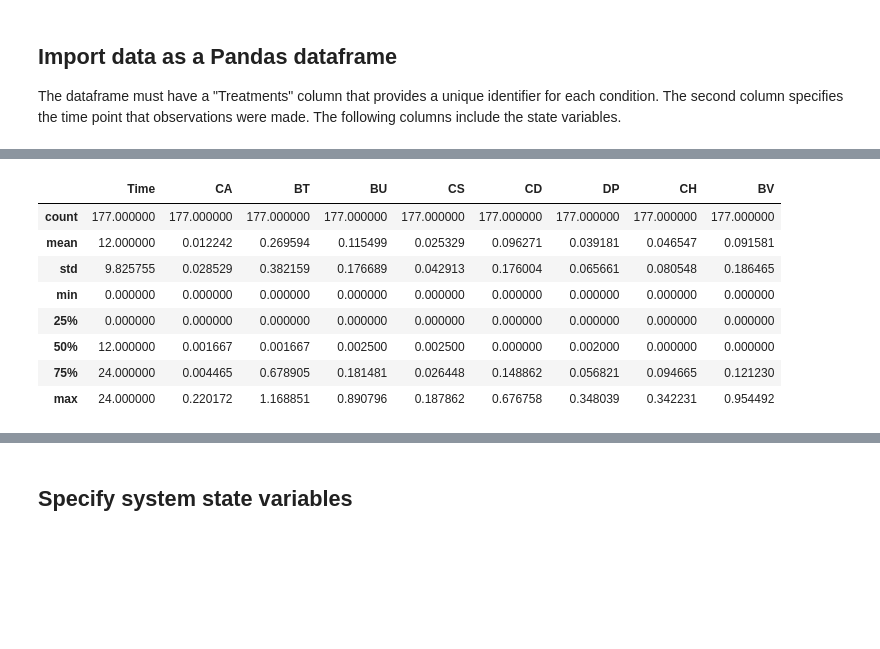
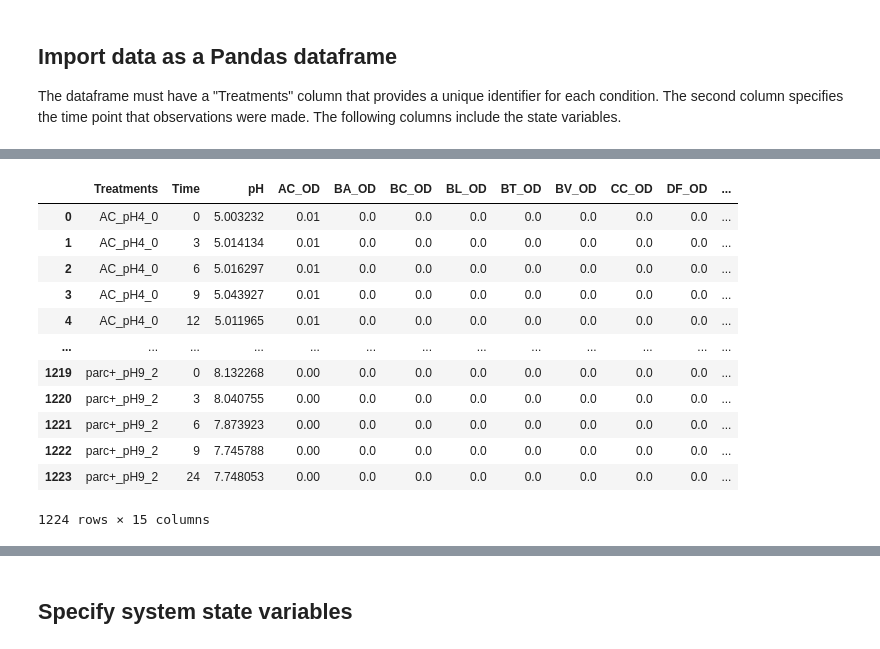
Before and after one commit to VenturelliLab/Liu_et_al_2024, a Jupyter notebook: Bayes_Fit_ODE.ipynb, the cells around one changed output, grey strips where cells are left out. Drawn from its saved outputs; the diff is of its cells as text; code cells hidden in the pictures; blank space fills up the shorter version.

```diff
--- a/Bayes_Fit_ODE.ipynb
+++ b/Bayes_Fit_ODE.ipynb
@@ -92,12 +77,18 @@ df
-# %%
-df.describe()
-# %% [output]
-|  | Time | CA | BT | BU | CS | CD | DP | CH | BV |
-| count | 177.000000 | 177.000000 | 177.000000 | 177.000000 | 177.000000 | 177.000000 | 177.000000 | 177.000000 | 177.000000 |
-| mean | 12.000000 | 0.012242 | 0.269594 | 0.115499 | 0.025329 | 0.096271 | 0.039181 | 0.046547 | 0.091581 |
-| std | 9.825755 | 0.028529 | 0.382159 | 0.176689 | 0.042913 | 0.176004 | 0.065661 | 0.080548 | 0.186465 |
-| min | 0.000000 | 0.000000 | 0.000000 | 0.000000 | 0.000000 | 0.000000 | 0.000000 | 0.000000 | 0.000000 |
-| 25% | 0.000000 | 0.000000 | 0.000000 | 0.000000 | 0.000000 | 0.000000 | 0.000000 | 0.000000 | 0.000000 |
-| 50% | 12.000000 | 0.001667 | 0.001667 | 0.002500 | 0.002500 | 0.000000 | 0.002000 | 0.000000 | 0.000000 |
-| 75% | 24.000000 | 0.004465 | 0.678905 | 0.181481 | 0.026448 | 0.148862 | 0.056821 | 0.094665 | 0.121230 |
-| max | 24.000000 | 0.220172 | 1.168851 | 0.890796 | 0.187862 | 0.676758 | 0.348039 | 0.342231 | 0.954492 |
+# %%
+# import data
+df = pd.read_csv("Data/arc_allmono.csv").rename(columns={"Experiments":"Treatments"})
+df
+# %% [output]
+|  | Treatments | Time | pH | AC_OD | BA_OD | BC_OD | BL_OD | BT_OD | BV_OD | CC_OD | DF_OD | ... |
+| 0 | AC_pH4_0 | 0 | 5.003232 | 0.01 | 0.0 | 0.0 | 0.0 | 0.0 | 0.0 | 0.0 | 0.0 | ... |
+| 1 | AC_pH4_0 | 3 | 5.014134 | 0.01 | 0.0 | 0.0 | 0.0 | 0.0 | 0.0 | 0.0 | 0.0 | ... |
+| 2 | AC_pH4_0 | 6 | 5.016297 | 0.01 | 0.0 | 0.0 | 0.0 | 0.0 | 0.0 | 0.0 | 0.0 | ... |
+| 3 | AC_pH4_0 | 9 | 5.043927 | 0.01 | 0.0 | 0.0 | 0.0 | 0.0 | 0.0 | 0.0 | 0.0 | ... |
+| 4 | AC_pH4_0 | 12 | 5.011965 | 0.01 | 0.0 | 0.0 | 0.0 | 0.0 | 0.0 | 0.0 | 0.0 | ... |
+| ... | ... | ... | ... | ... | ... | ... | ... | ... | ... | ... | ... | ... |
+| 1219 | parc+_pH9_2 | 0 | 8.132268 | 0.00 | 0.0 | 0.0 | 0.0 | 0.0 | 0.0 | 0.0 | 0.0 | ... |
+| 1220 | parc+_pH9_2 | 3 | 8.040755 | 0.00 | 0.0 | 0.0 | 0.0 | 0.0 | 0.0 | 0.0 | 0.0 | ... |
+| 1221 | parc+_pH9_2 | 6 | 7.873923 | 0.00 | 0.0 | 0.0 | 0.0 | 0.0 | 0.0 | 0.0 | 0.0 | ... |
+| 1222 | parc+_pH9_2 | 9 | 7.745788 | 0.00 | 0.0 | 0.0 | 0.0 | 0.0 | 0.0 | 0.0 | 0.0 | ... |
+| 1223 | parc+_pH9_2 | 24 | 7.748053 | 0.00 | 0.0 | 0.0 | 0.0 | 0.0 | 0.0 | 0.0 | 0.0 | ... |
+1224 rows × 15 columns
```
Also changed, not shown: parts of 16 cells of this notebook, 2 other files.
